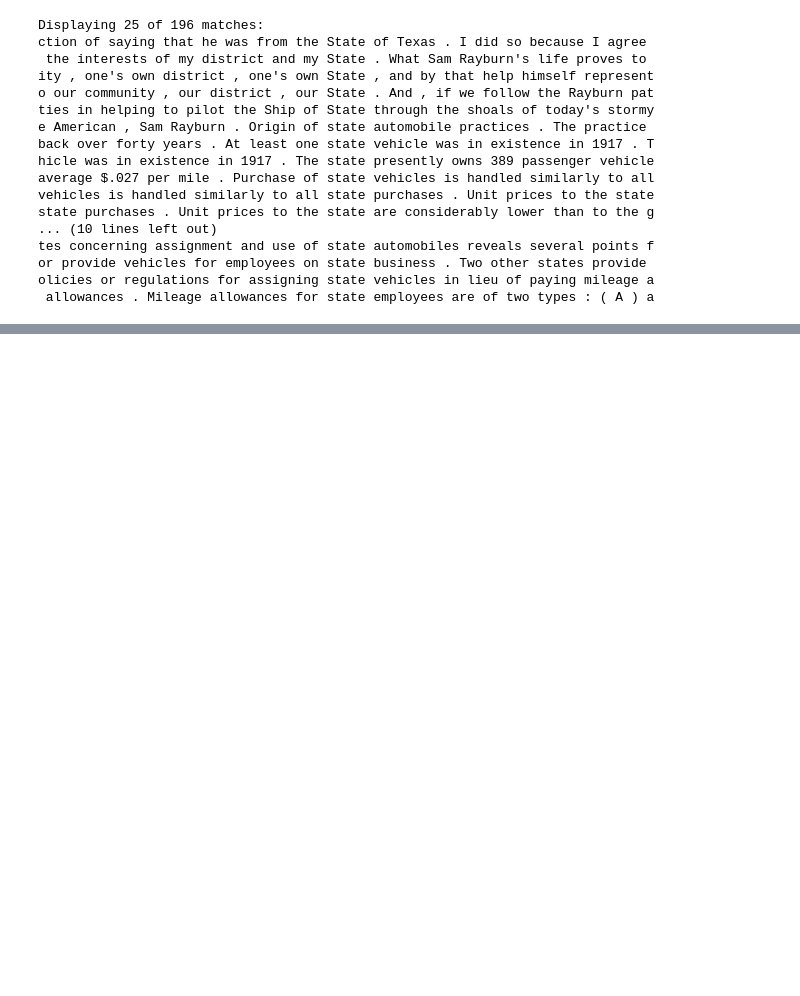
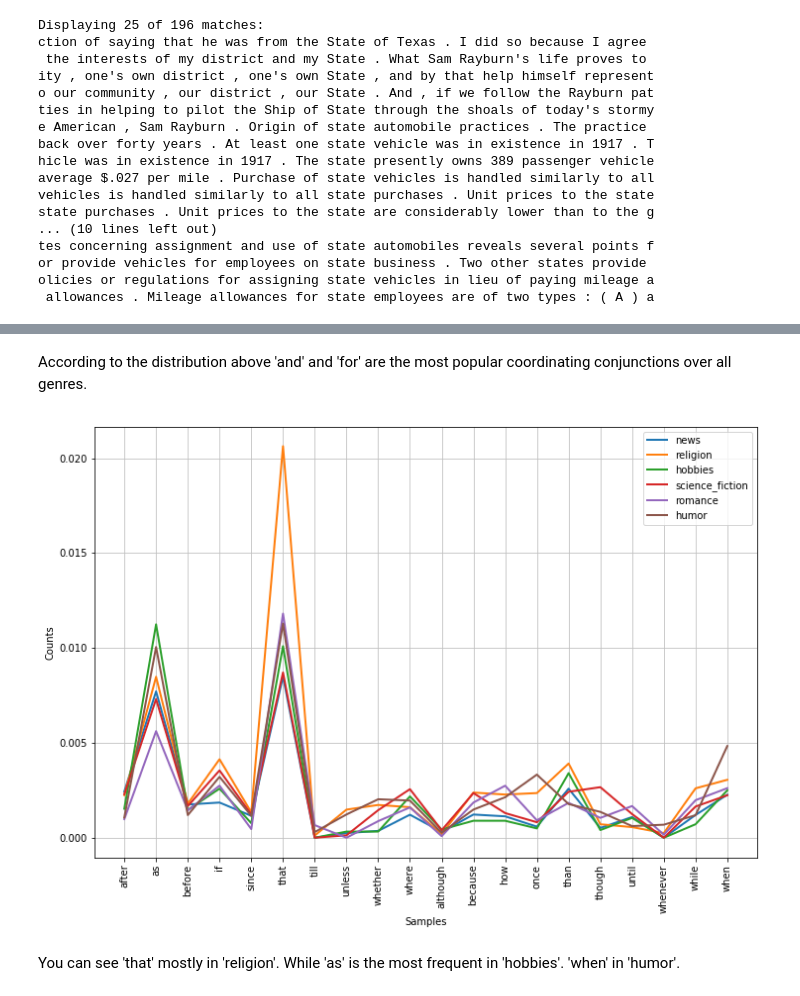
Before and after one commit to rjafarau/nltk-book, a Jupyter notebook: solutions/chapter_02.ipynb, the cells around one changed output, grey strips where cells are left out. Drawn from its saved outputs; the diff is of its cells as text; code cells hidden in the pictures; blank space fills up the shorter version.

```diff
--- a/solutions/chapter_02.ipynb
+++ b/solutions/chapter_02.ipynb
@@ -378,0 +491,24 @@ olicies or regulations for assigning state vehicles in lieu of paying mileage a
+# %% [markdown]
+According to the distribution above 'and' and 'for' are the most popular coordinating conjunctions over all genres.
+# %%
+cfd = nltk.ConditionalFreqDist(
+    (genre, word)
+    for genre in brown.categories()
+    for word in brown.words(categories=genre)
+)
+genres = ['news', 'religion', 'hobbies', 'science_fiction', 'romance', 'humor']
+subord_conjs = [
+    'after', 'as', 'before', 'if', 'since', 'that', 'till', 'unless', 'whether', 'where',
+    'although', 'because', 'how', 'once', 'than', 'though', 'until', 'whenever', 'while', 'when'
+]
+
+for genre in cfd.conditions():
+    for sample in cfd[genre].keys():
+        cfd[genre][sample] /= cfd[genre].N()
+
+plt.figure(figsize=(12, 8))
+cfd.plot(conditions=genres, samples=subord_conjs)
+# %% [output]
+[figure, added]
+# %% [markdown]
+You can see 'that' mostly in 'religion'. While 'as' is the most frequent in 'hobbies'. 'when' in 'humor'.
```
Also changed, not shown: parts of 18 cells of this notebook.
